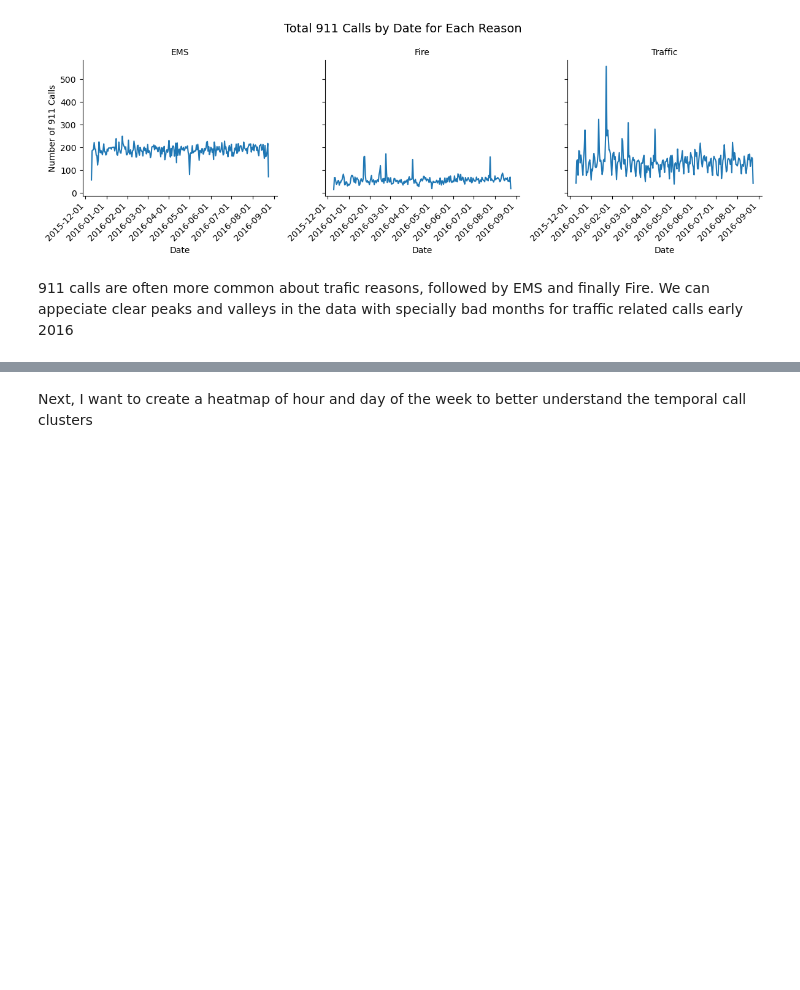
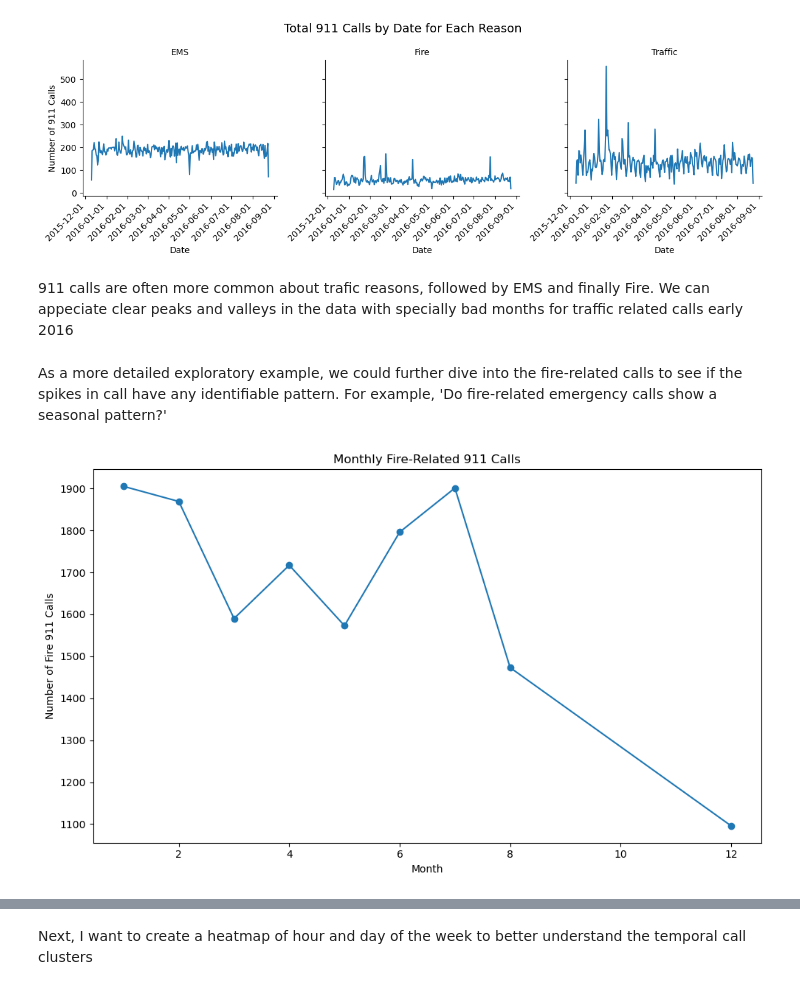
Before and after one commit to AlejandroFuentePinero/python-eda-mini-projects, a Jupyter notebook: 01_911_calls_analysis/01_911_EDA_project.ipynb, the cells around one changed output, grey strips where cells are left out. Saved outputs shown, nothing was run; the diff lists cells and outputs as text; code cells hidden in the pictures; blank space fills up the shorter version.

```diff
--- a/01_911_calls_analysis/01_911_EDA_project.ipynb
+++ b/01_911_calls_analysis/01_911_EDA_project.ipynb
@@ -302,3 +303,15 @@ plt.show()
 [figure]
 # %% [markdown]
 911 calls are often more common about trafic reasons, followed by EMS and finally Fire. We can appeciate clear peaks and valleys in the data with specially bad months for traffic related calls early 2016
+# %% [markdown]
+As a more detailed exploratory example, we could further dive into the fire-related calls to see if the spikes in call have any identifiable pattern. For example, 'Do fire-related emergency calls show a seasonal pattern?'
+# %%
+plt.figure(figsize=(10,6))
+ax = df[df['Reason']=='Fire'].groupby('Month')['lat'].count().plot(marker='o')
+ax.set_xlabel('Month')
+ax.set_ylabel('Number of Fire 911 Calls')
+ax.set_title('Monthly Fire-Related 911 Calls')
+plt.tight_layout()
+plt.show()
+# %% [output]
+[figure, added]
```
Also changed, not shown: parts of 8 cells of this notebook.
